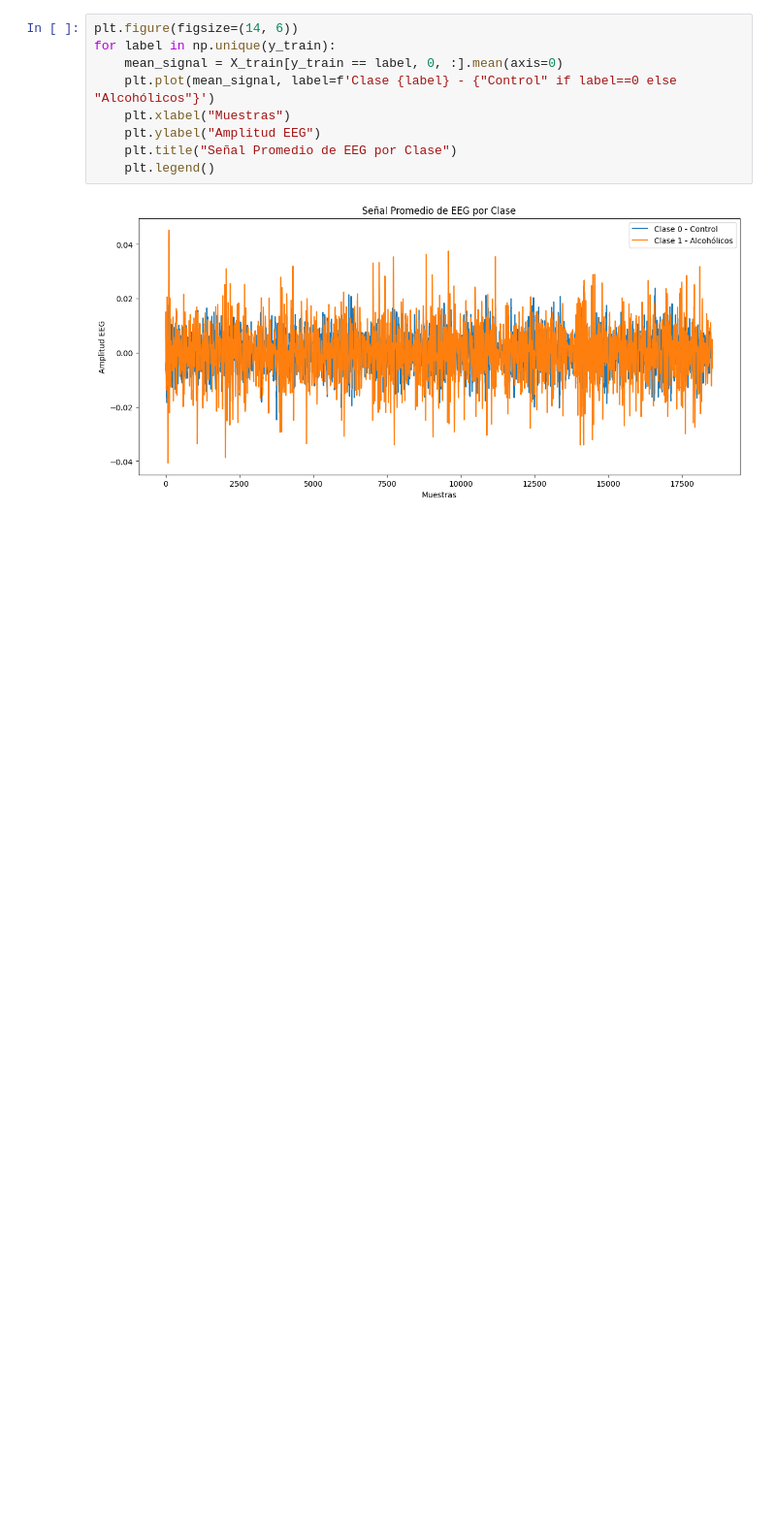
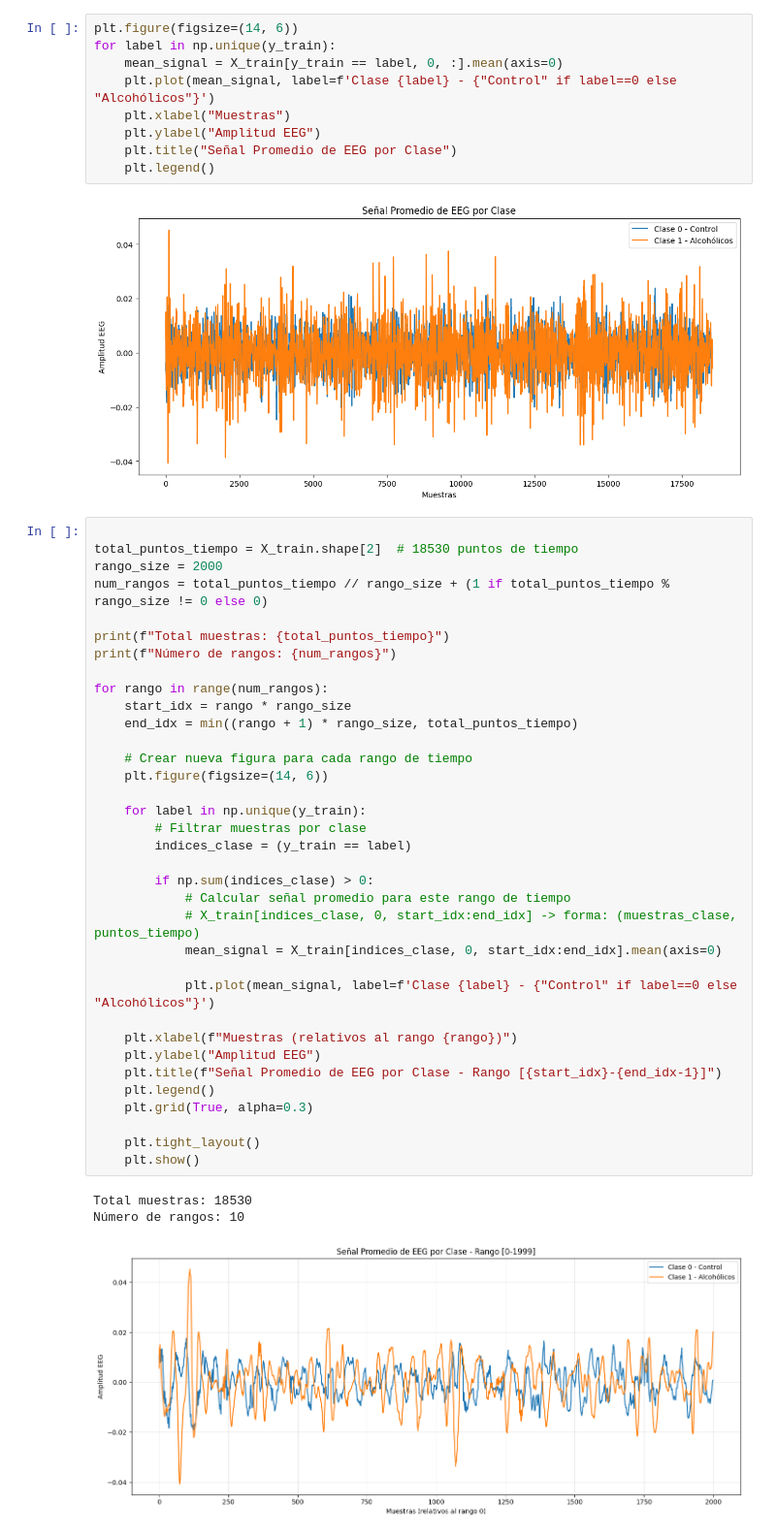
Before and after one commit to JorgeL2005/Project1_ML, a Jupyter notebook: notebooks/feature_extraction.ipynb, the cells around one changed output. Shown at 97% size. Cells and saved outputs as stored; diff of their text form; blank space fills up the shorter version.

```diff
--- a/notebooks/feature_extraction.ipynb
+++ b/notebooks/feature_extraction.ipynb
@@ -245,3 +245,42 @@ for label in np.unique(y_train):
     plt.legend()
 # %% [output]
 [figure]
+# %%
+
+total_puntos_tiempo = X_train.shape[2]  # 18530 puntos de tiempo
+rango_size = 2000
+num_rangos = total_puntos_tiempo // rango_size + (1 if total_puntos_tiempo % rango_size != 0 else 0)
+
+print(f"Total muestras: {total_puntos_tiempo}")
+print(f"Número de rangos: {num_rangos}")
+
+for rango in range(num_rangos):
+    start_idx = rango * rango_size
+    end_idx = min((rango + 1) * rango_size, total_puntos_tiempo)
+
+    # Crear nueva figura para cada rango de tiempo
+    plt.figure(figsize=(14, 6))
+
+    for label in np.unique(y_train):
+        # Filtrar muestras por clase
+        indices_clase = (y_train == label)
+
+        if np.sum(indices_clase) > 0:
+            # Calcular señal promedio para este rango de tiempo
+            # X_train[indices_clase, 0, start_idx:end_idx] -> forma: (muestras_clase, puntos_tiempo)
+            mean_signal = X_train[indices_clase, 0, start_idx:end_idx].mean(axis=0)
+
+            plt.plot(mean_signal, label=f'Clase {label} - {"Control" if label==0 else "Alcohólicos"}')
+
+    plt.xlabel(f"Muestras (relativos al rango {rango})")
+    plt.ylabel("Amplitud EEG")
+    plt.title(f"Señal Promedio de EEG por Clase - Rango [{start_idx}-{end_idx-1}]")
+    plt.legend()
+    plt.grid(True, alpha=0.3)
+
+    plt.tight_layout()
+    plt.show()
+# %% [output]
+Total muestras: 18530
+Número de rangos: 10
+[figure, added]
```
Also changed, not shown: parts of 1 cell of this notebook.
